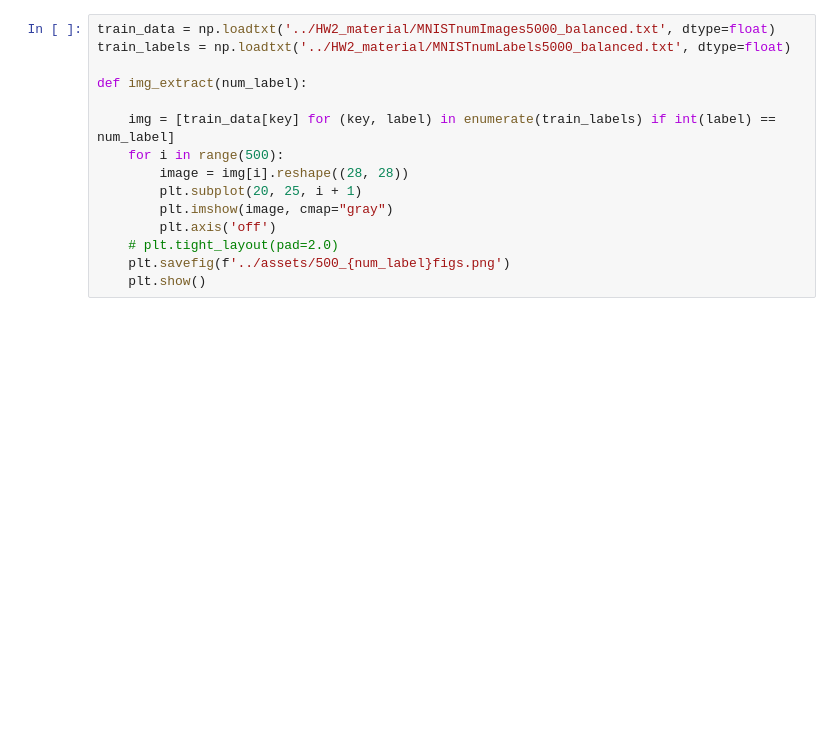
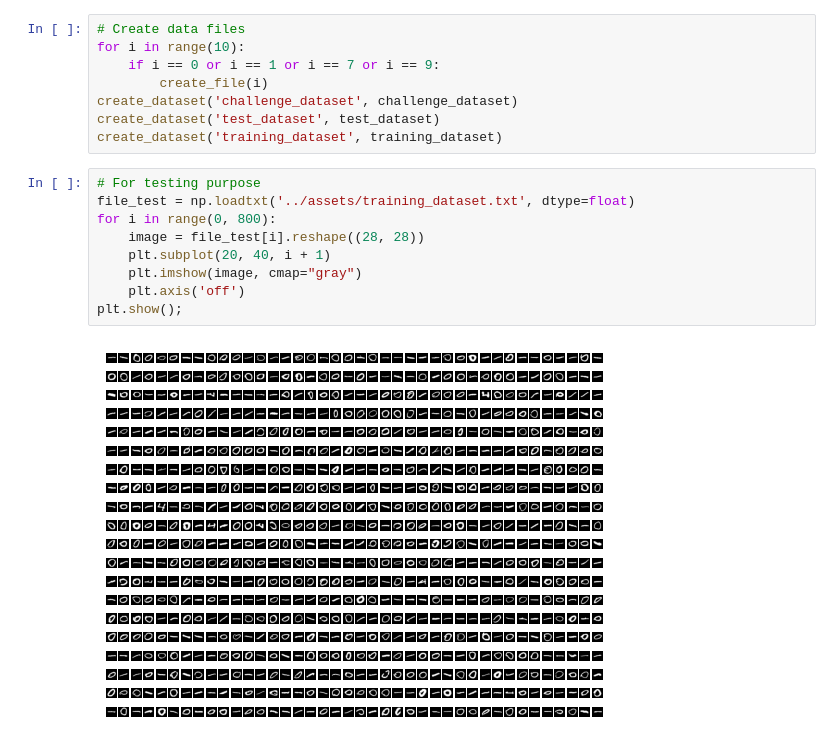
Before and after one commit to jacklvd/intelligent_sys, a Jupyter notebook: HW2/code/mnist.ipynb, the cells around one changed output. Cells and saved outputs as stored; diff of their text form; blank space fills up the shorter version.

```diff
--- a/HW2/code/mnist.ipynb
+++ b/HW2/code/mnist.ipynb
@@ -6,15 +67,19 @@ import matplotlib.pyplot as plt
+# %%
+# Create data files
+for i in range(10):
+    if i == 0 or i == 1 or i == 7 or i == 9:
+        create_file(i)
+create_dataset('challenge_dataset', challenge_dataset)
+create_dataset('test_dataset', test_dataset)
+create_dataset('training_dataset', training_dataset)
 # %%
-train_data = np.loadtxt('../HW2_material/MNISTnumImages5000_balanced.txt', dtype=float)
-train_labels = np.loadtxt('../HW2_material/MNISTnumLabels5000_balanced.txt', dtype=float)
-
-def img_extract(num_label):
-
-    img = [train_data[key] for (key, label) in enumerate(train_labels) if int(label) == num_label]
-    for i in range(500):
-        image = img[i].reshape((28, 28))
-        plt.subplot(20, 25, i + 1)
-        plt.imshow(image, cmap="gray")
-        plt.axis('off')
-    # plt.tight_layout(pad=2.0)
-    plt.savefig(f'../assets/500_{num_label}figs.png')
-    plt.show()
+# For testing purpose
+file_test = np.loadtxt('../assets/training_dataset.txt', dtype=float)
+for i in range(0, 800):
+    image = file_test[i].reshape((28, 28))
+    plt.subplot(20, 40, i + 1)
+    plt.imshow(image, cmap="gray")
+    plt.axis('off')
+plt.show();
+# %% [output]
+[figure, added]
```
Also changed, not shown: parts of 5 cells of this notebook, 12 other files.
